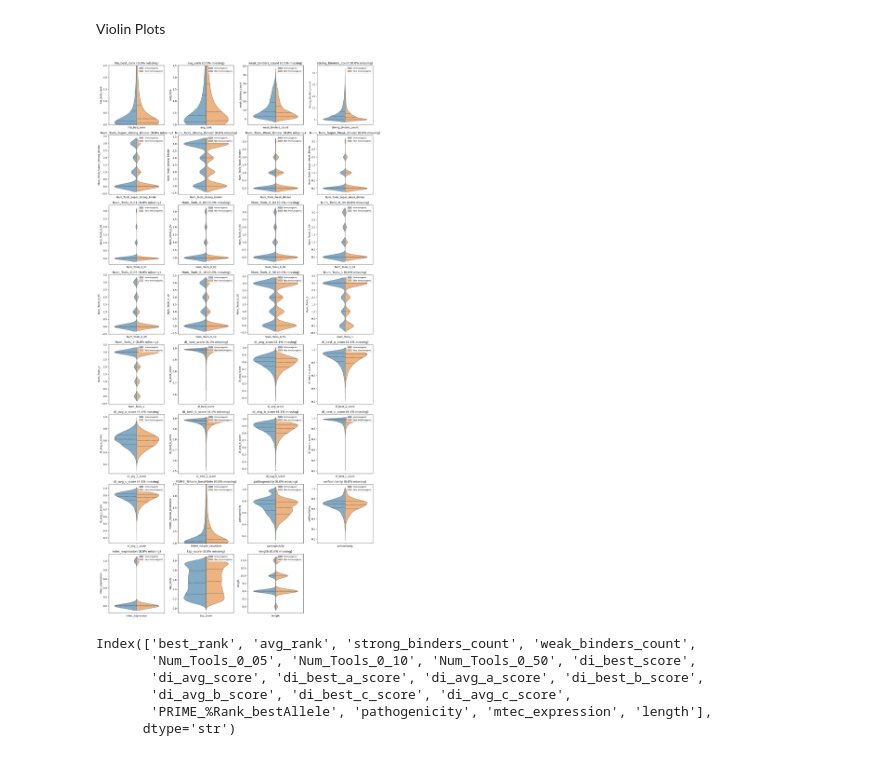
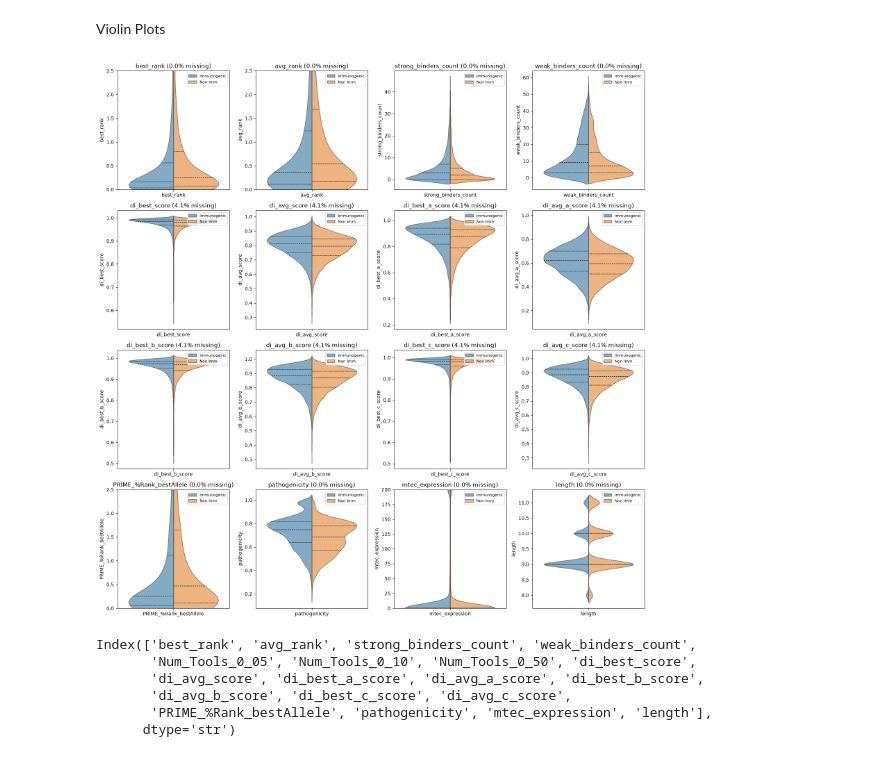
Before and after one commit to jonnovd/ImmunPepPred, a Jupyter notebook: models/model_exploration.ipynb, the cells around one changed output. Cells and saved outputs as stored; diff of their text form; code cells hidden in the pictures.

```diff
--- a/models/model_exploration.ipynb
+++ b/models/model_exploration.ipynb
@@ -18,7 +18,8 @@ from sklearn.preprocessing import RobustScaler, StandardScaler
 INPUT_DIR        = "data/input"
 MODEL_INPUT_DIR  = f"{INPUT_DIR}/formatted-input"
 #MODEL_INPUT_FILE = f"{MODEL_INPUT_DIR}/model_input_traintest_cleavedSelf9k_hex_noID.csv"#model_input_traintest_randselfpeps_commonAlleles_nomhcnuggs_newPath.csv"#model_input_traintest_randselfpeps_new_pathogenicity.csv"#" #"model_input_imm_and_mhc-nb_m1_t7.csv"#"#"model_input_all_traintest.csv"
-MODEL_INPUT_FILE = f"{MODEL_INPUT_DIR}/model_input_traintest_cleavedself9k_di_selfNoID.csv"
+#MODEL_INPUT_FILE = f"{MODEL_INPUT_DIR}/model_input_traintest_cleavedself9k_di_selfNoID.csv"
+MODEL_INPUT_FILE = f"{MODEL_INPUT_DIR}/testMTEC_raw_featureTable_traintest_9kcleavedself.csv"
 #MODEL_INPUT_FILE = f"data/selfsimilarity/selfsim_noID_combined.csv"
 #FEATURE_TABLE    = f"{MODEL_INPUT_DIR}/featureTable1.csv"
 
@@ -27,7 +28,8 @@ MODEL_INPUT_FILE = f"{MODEL_INPUT_DIR}/model_input_traintest_cleavedself9k_di_se
 IMM_PEP_FILE     = f"{INPUT_DIR}/cedar_imm_peps_traintest.txt"#cedar_imm_9mers.txt"  #cedar_Immunogenic_self_df.txt"        #cedar_imm_peps_traintest.txt"
 #NON_IMM_PEP_FILE = f"{INPUT_DIR}/9kcleavedrandselfpeps.txt"#cedar_non-imm_9mers.txt"##randselfpeps~10k.txt"#cedar_non-imm_and_self_55.txt"#" #" #cedar_non_imm_peps_traintest.txt" #" #" randselfpeps~10k.txt cedar_non-imm_and_self_10    #"#randselfpeps~10k.txt"#random_in_silico_peptides.txt"#non_mhc_binding_peptides.txt"#"
 NON_IMM_PEP_FILE = f"{INPUT_DIR}/cedar_non_imm_peps_traintest.txt"
-NON_IMM_LABEL = "Non Immunogenic"
+#NON_IMM_PEP_FILE = f"{INPUT_DIR}/9kcleavedselfpeps_nonBinders.txt"
+NON_IMM_LABEL = "Non Imm"
 
 VALIDATION_MODEL_INPUT_FILE =  f"{MODEL_INPUT_DIR}/model_input_hormad1-magea4.csv"
 VALIDATION_PEPTIDES_FILE = f"{INPUT_DIR}/hormad1-magea4_cleavedPeps.txt"
@@ -149,3 +153,9 @@ Num 8mers in set with NaN for deepimmuno: 790
+# %%
+X_df = X_df.drop(columns=['Num_Tools_0_01', 'Num_Tools_0_02',
+       'Num_Tools_0_03', 'Num_Tools_0_04', 'Num_Tools_0_05', 'Num_Tools_0_10',
+       'Num_Tools_0_50', 'Num_Tools_1', 'Num_Tools_2', 'Num_Tools_Super_Strong_Binder',
+       'Num_Tools_Strong_Binder', 'Num_Tools_Weak_Binder',
+       'Num_Tools_Super_Weak_Binder'], errors='ignore')
 # %% [markdown]
 #### Get numpy array
 # %%
@@ -218,57 +223,6 @@ Index(['hla_best_rank', 'avg_rank', 'weak_binders_count',
 # %% [markdown]
 Violin Plots
 # %%
-# def plotViolins(X, feature_cols, labels):
-#     fig, axes = plt.subplots(nrows=len(feature_cols) // 4 + 1, ncols=4, figsize=(16, 4 * (len(feature_cols) // 4 + 1)))
-#     axes = axes.flatten()
-
-#     for i, feature in enumerate(feature_cols):
-#         col = X[:, i]
-#         not_nan = ~np.isnan(col)
-
-#         # Combine the NaN mask with the class mask
-#         data_pos = col[(y == 1) & not_nan]
-#         data_neg = col[(y == 0) & not_nan]
-
-#         n_missing = np.isnan(col).sum()
-#         pct_missing = 100 * n_missing / len(col)
-
-#         # Restrict range to [0, 5] for '_r' / 'PRIME' features, same as histogram version
-#         restrict_range = ('_r' in feature) or ('PRIME' in feature)
-#         if restrict_range:
-#             data_pos = np.clip(data_pos, 0, 5)
-#             data_neg = np.clip(data_neg, 0, 5)
-
-#         parts = axes[i].violinplot(
-#             [data_pos, data_neg],
-#             positions=[0, 1],
-#             showmeans=False,
-#             showmedians=True,
-#             showextrema=True,
-#         )
-
-#         # Color the two violins differently and add alpha, matching hist() style
-#         colors = ['C0', 'C1']
-#         for body, color in zip(parts['bodies'], colors):
-#             body.set_facecolor(color)
-#             body.set_alpha(0.6)
-
-#         axes[i].set_xticks([0, 1])
-#         axes[i].set_xticklabels(labels)
-#         axes[i].set_title(f'{feature} ({pct_missing:.1f}% missing)')
-#         axes[i].set_ylabel(feature)
-
-#         if restrict_range:
-#             axes[i].set_ylim(0, 2.5)
-
-#     for j in range(i + 1, len(axes)):
-#         axes[j].set_visible(False)
-
-#     plt.tight_layout()
-#     plt.show()
-
-# plotViolins(X, feature_cols, ['Immunogenic', NON_IMM_LABEL])
-
 import seaborn as sns
 import pandas as pd
 
@@ -286,34 +240,41 @@ def plotViolinsSplit(X, feature_cols, labels):
 
         n_missing = np.isnan(col).sum()
         pct_missing = 100 * n_missing / len(col)
 
         restrict_range = ('_r' in feature) or ('PRIME' in feature)
+        cap_mtec_expression = (feature == 'mtec_expression')
+
         if restrict_range:
             vals = np.clip(vals, 0, 5)
+        elif cap_mtec_expression:
+            vals = np.clip(vals, 0, 200)
 
         df = pd.DataFrame({'value': vals, 'group': groups, 'x': feature})
 
         sns.violinplot(
             data=df, x='x', y='value', hue='group', split=True,
             ax=axes[i], hue_order=labels, inner='quartile', alpha=0.6
         )
         axes[i].set_title(f'{feature} ({pct_missing:.1f}% missing)')
         axes[i].set_xlabel('')
         axes[i].set_ylabel(feature)
         axes[i].legend(loc='upper right', fontsize=8)
 
         if restrict_range:
             axes[i].set_ylim(0, 2.5)
+        elif cap_mtec_expression:
+            axes[i].set_ylim(0, 200)
 
     for j in range(i + 1, len(axes)):
         axes[j].set_visible(False)
 
     plt.tight_layout()
     plt.show()
 
+#plotViolinsSplit(X, feature_cols, ['Immunogenic', NON_IMM_LABEL])
 plotViolinsSplit(X, feature_cols, ['Immunogenic', NON_IMM_LABEL])
 # %% [output]
-[figure, old version]
+[figure, new version]
 # %%
 import numpy as np
 
```
Also changed, not shown: parts of 7 cells of this notebook, 3 other files.
